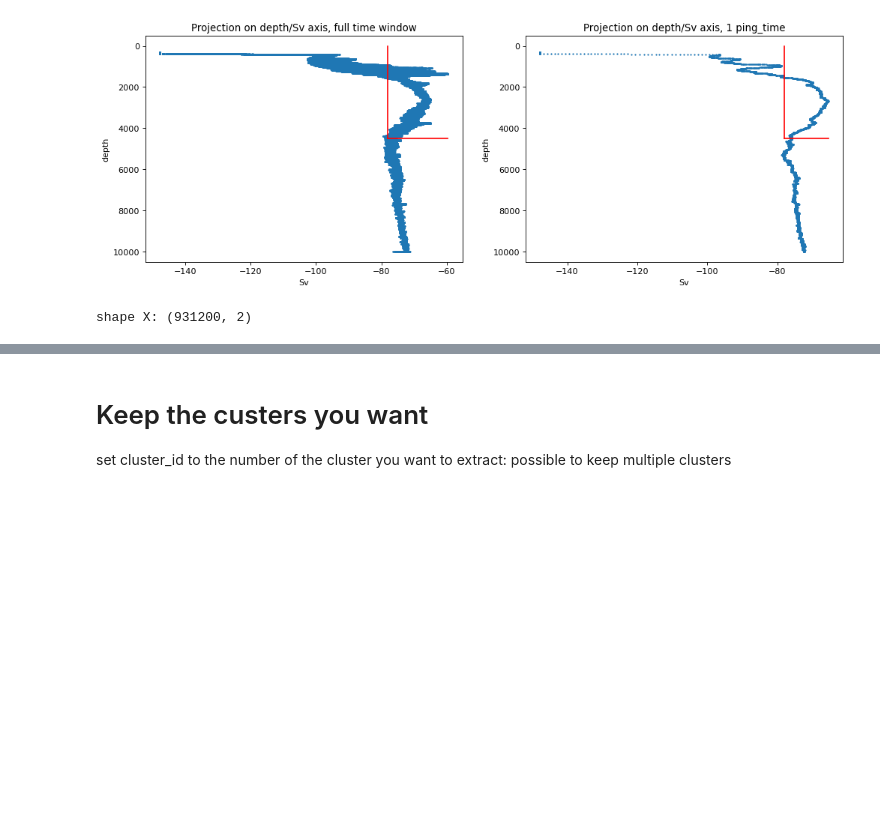
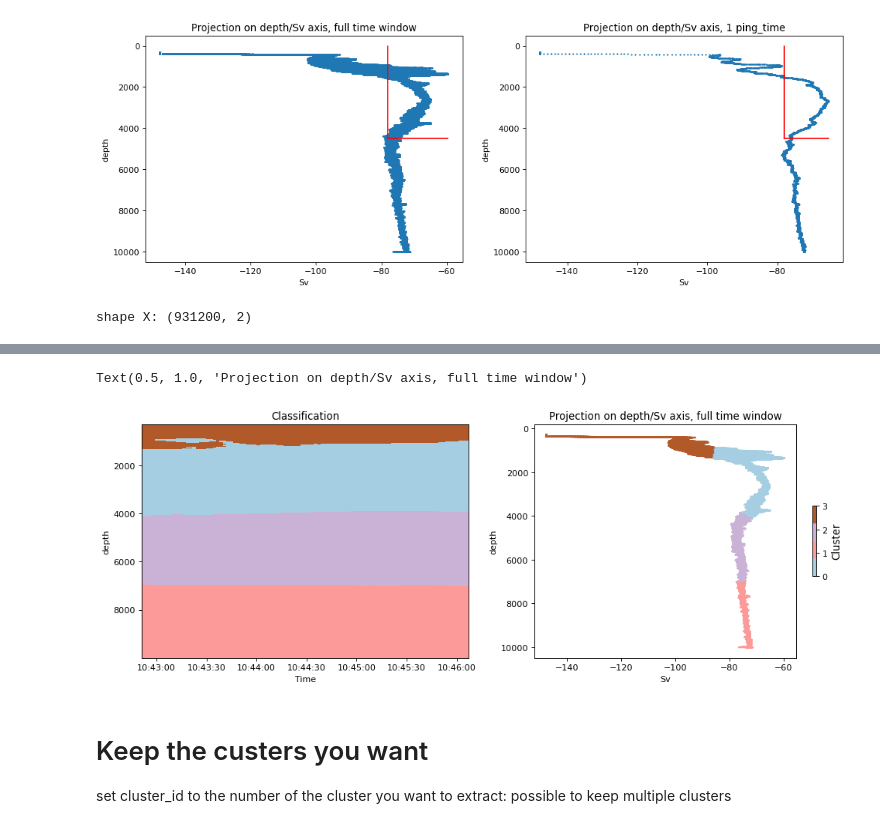
Before and after one commit to mbdunn/layer-extraction, a Jupyter notebook: clustering.ipynb, the cells around one changed output, grey strips where cells are left out. Cells and saved outputs as stored; diff of their text form; code cells hidden in the pictures; blank space fills up the shorter version.

```diff
--- a/clustering.ipynb
+++ b/clustering.ipynb
@@ -223,0 +268,20 @@ Text(0.5, 1.0, 'Projection on depth/Sv axis, 1 ping_time')
+# %%
+fig, ax = plt.subplots(ncols=2, figsize=(15, 5), dpi=80)
+
+mesh = ax[0].pcolormesh(res['ping_time'].data, res['range_bin'].data, res['clusters_kmean'].data.T, cmap=plt.cm.get_cmap('Paired', N_CLUSTERS))
+ax[0].set_ylabel('depth')
+ax[0].set_xlabel('Time')
+ax[0].invert_yaxis()
+ax[0].set_title('Classification')
+
+
+sc = ax[1].scatter(stacked['Sv_smooth'].data, stacked['range_bin'].data, s=1, c=stacked['clusters_kmean'], cmap=plt.cm.get_cmap('Paired', N_CLUSTERS))
+cbar = plt.colorbar(sc, ax=ax[1], shrink=0.3)
+cbar.set_label('Cluster', fontsize=12)
+ax[1].set_ylabel('depth')
+ax[1].set_xlabel('Sv')
+ax[1].invert_yaxis()
+ax[1].set_title('Projection on depth/Sv axis, full time window')
+# %% [output]
+Text(0.5, 1.0, 'Projection on depth/Sv axis, full time window')
+[figure, added]
```
Also changed, not shown: parts of 15 cells of this notebook.
